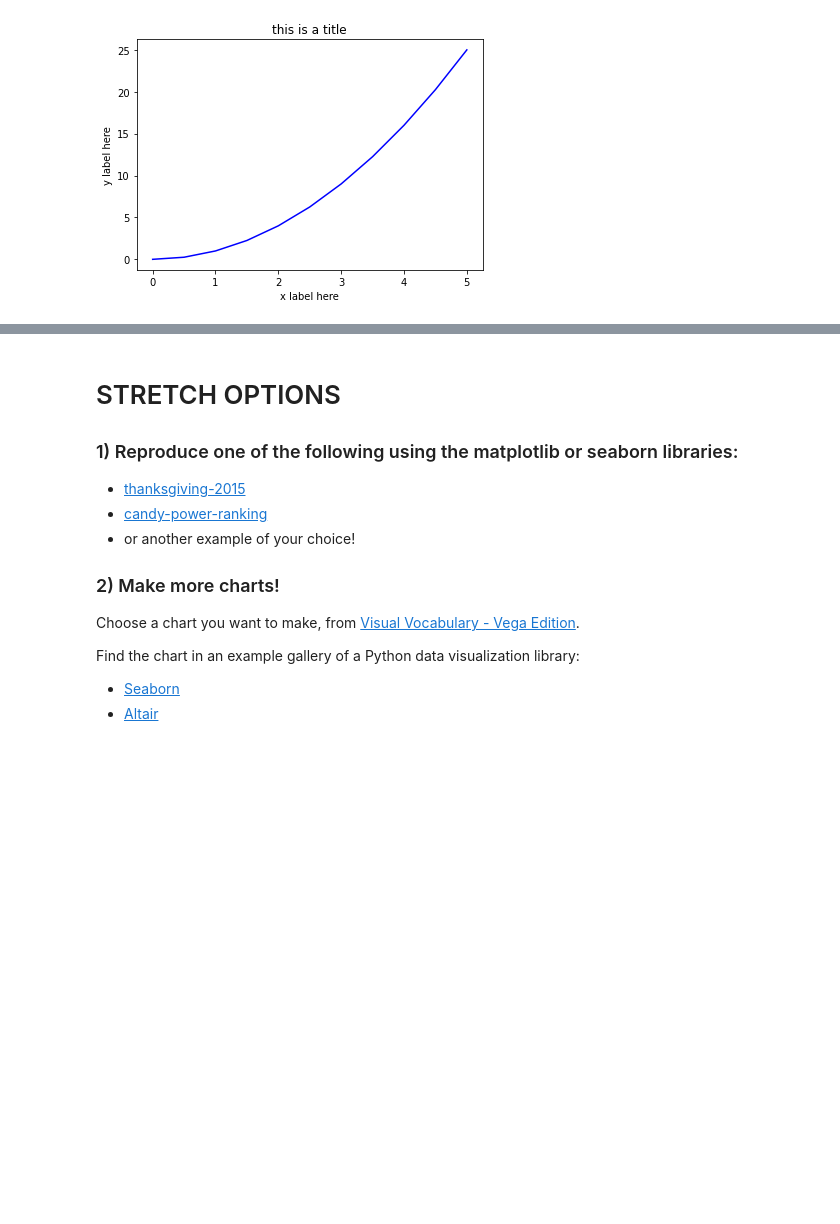
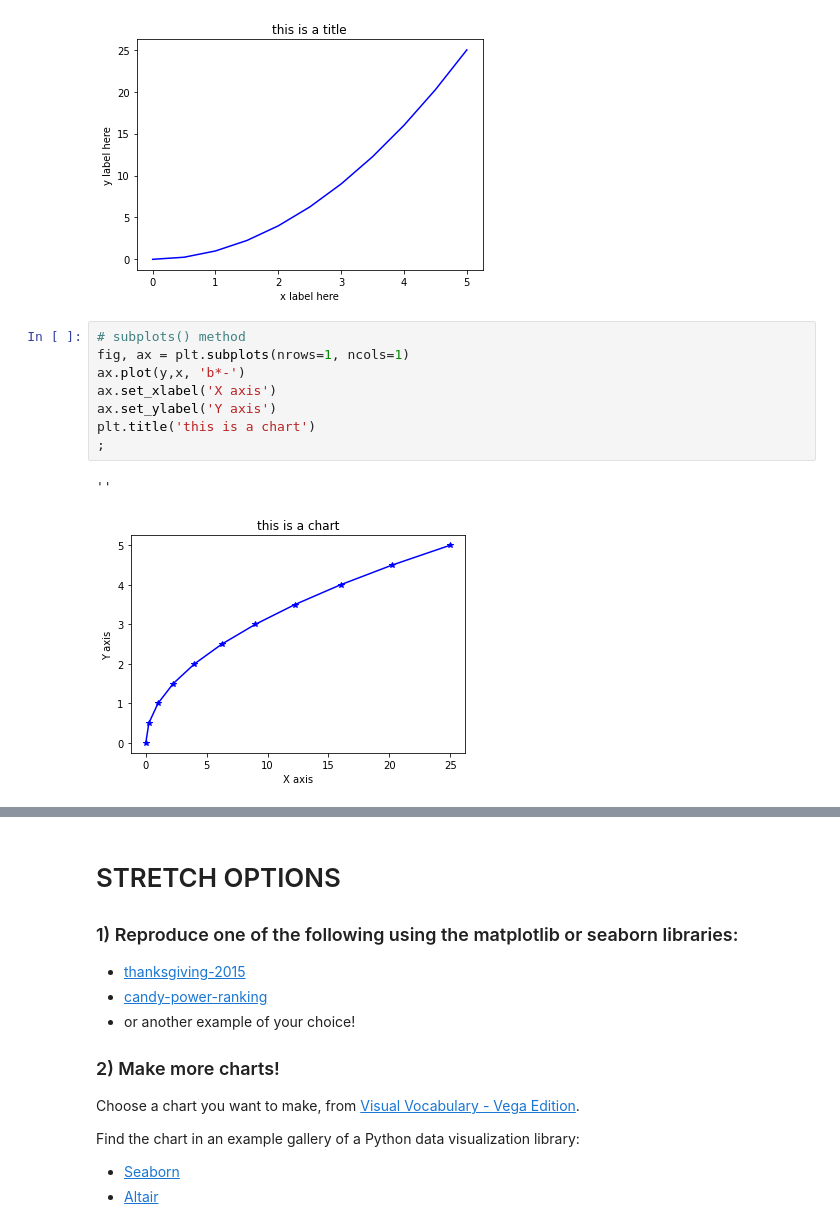
Before and after one commit to marianvinas/DS-Unit-1-Sprint-1-Data-Wrangling-and-Storytelling-1, a Jupyter notebook: module4-make-explanatory-visualizations/LS_DS_114_Make_Explanatory_Visualizations_Assignment.ipynb, the cells around one changed output, grey strips where cells are left out. Cells and saved outputs as stored; diff of their text form; blank space fills up the shorter version.

```diff
--- a/module4-make-explanatory-visualizations/LS_DS_114_Make_Explanatory_Visualizations_Assignment.ipynb
+++ b/module4-make-explanatory-visualizations/LS_DS_114_Make_Explanatory_Visualizations_Assignment.ipynb
@@ -413,3 +413,14 @@ ax.set_title('this is a title')
 plt.show()
 # %% [output]
 [figure]
+# %%
+# subplots() method
+fig, ax = plt.subplots(nrows=1, ncols=1)
+ax.plot(y,x, 'b*-')
+ax.set_xlabel('X axis')
+ax.set_ylabel('Y axis')
+plt.title('this is a chart')
+;
+# %% [output]
+''
+[figure, added]
```
Also changed, not shown: parts of 14 cells of this notebook.
